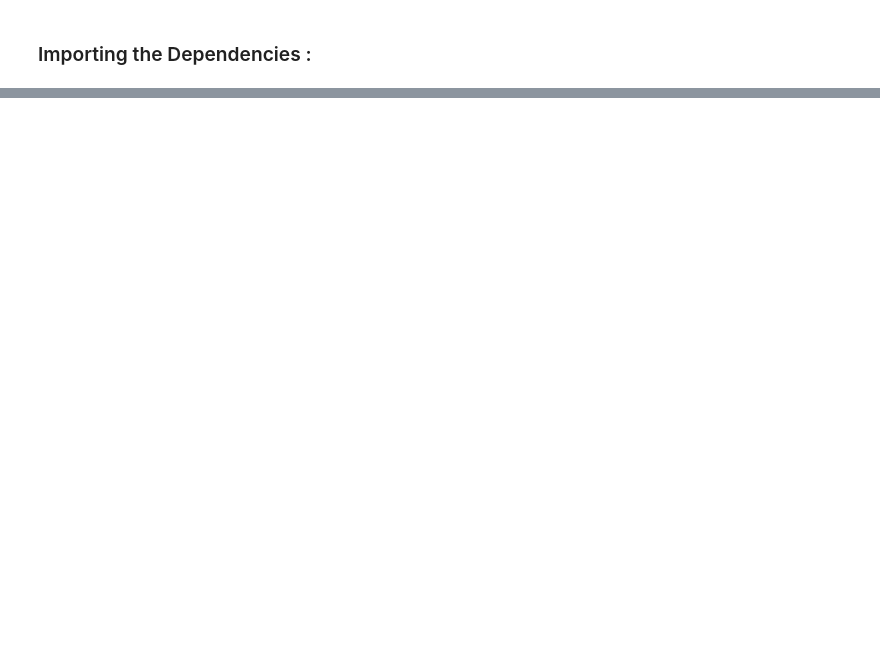
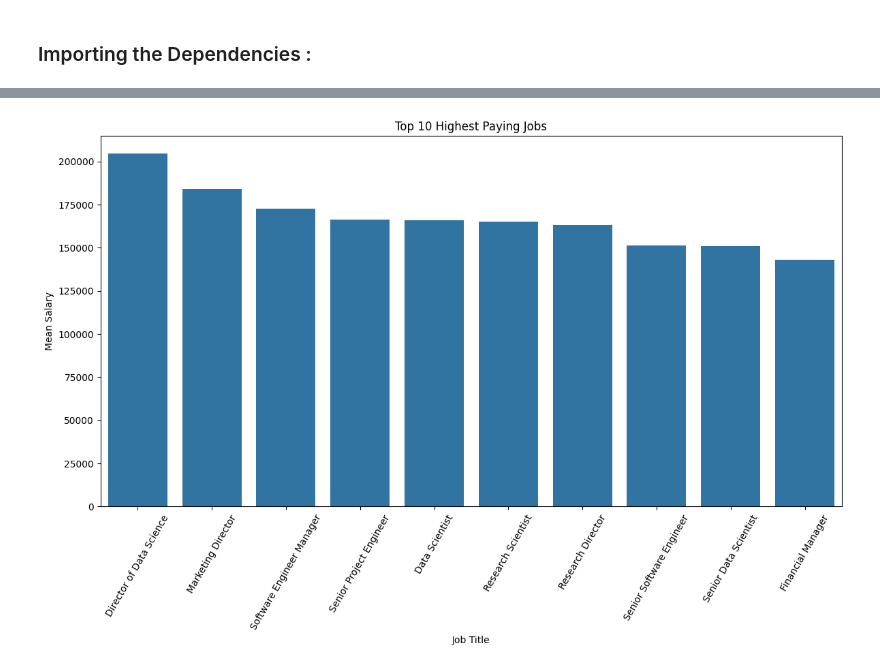
Before and after one commit to PiyushGithub24/Employee-Salary-Prediction, a Jupyter notebook: Notebook/Employee_Salary_Prediction.ipynb, the cells around one changed output, grey strips where cells are left out. Saved outputs shown, nothing was run; the diff lists cells and outputs as text; code cells hidden in the pictures; blank space fills up the shorter version.

```diff
--- a/Notebook/Employee_Salary_Prediction.ipynb
+++ b/Notebook/Employee_Salary_Prediction.ipynb
@@ -206,0 +213,19 @@ Text(0, 0.5, 'Salary')
+# %%
+# Get the top 10 job titles with the highest mean salary
+top_10_highest_paying_jobs = data.groupby('Job Title')['Salary'].mean().nlargest(10)
+
+# Create a single bar plot for the top 10 highest paying job titles and their mean salaries
+plt.figure(figsize=(12, 8))
+sns.barplot(x=top_10_highest_paying_jobs.index, y=top_10_highest_paying_jobs.values)
+
+# Customize the plot
+plt.xlabel('Job Title')
+plt.ylabel('Mean Salary')
+plt.title('Top 10 Highest Paying Jobs')
+plt.xticks(rotation=60)  # Rotate x-axis labels if needed
+
+# Show the plot
+plt.tight_layout()
+plt.show()
+# %% [output]
+[figure, added]
```
Also changed, not shown: parts of 97 cells of this notebook, 3 other files.
